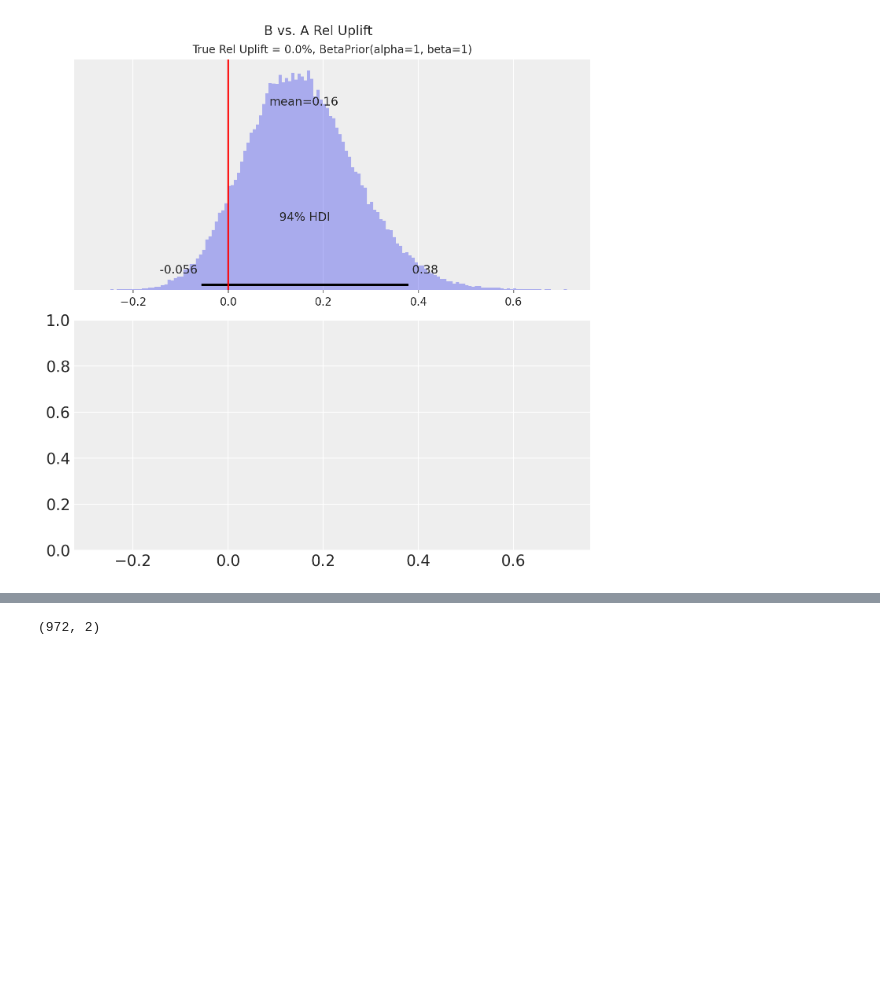
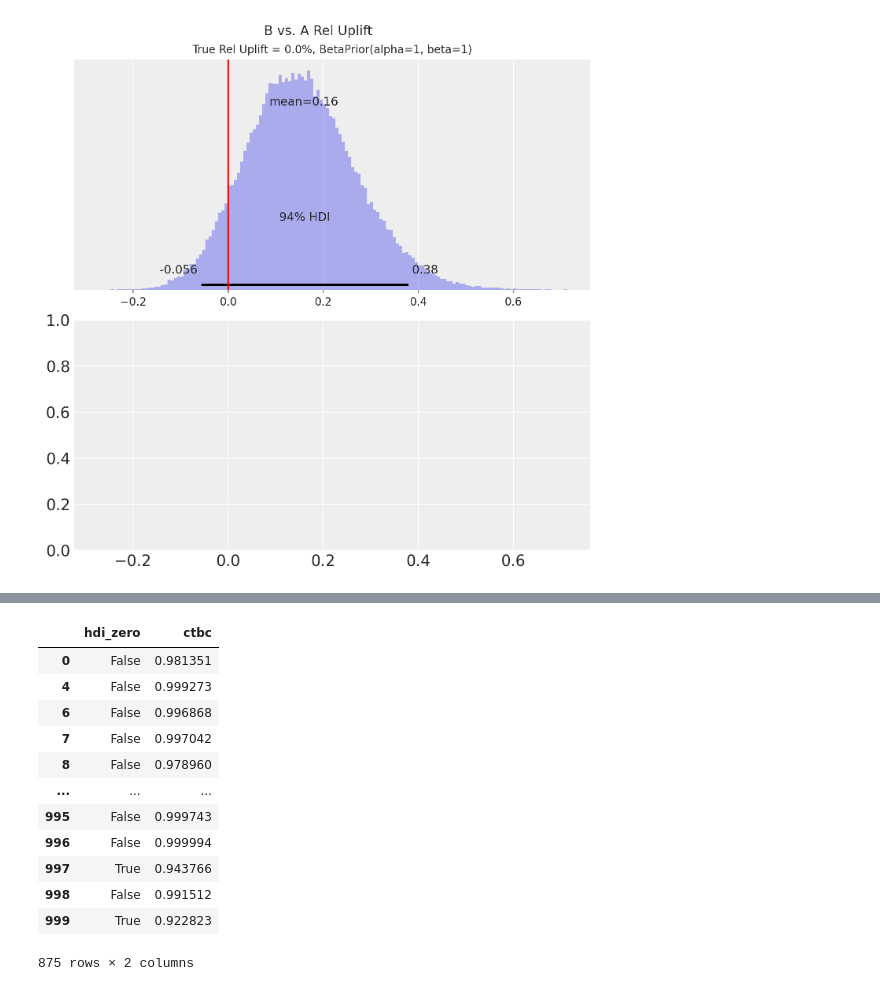
Before and after one commit to iakubovskii7/AB, a Jupyter notebook: Description algorithms/Bayesian_algorithms.ipynb, the cells around one changed output, grey strips where cells are left out. Saved outputs shown, nothing was run; the diff lists cells and outputs as text; code cells hidden in the pictures; blank space fills up the shorter version.

```diff
--- a/Description algorithms/Bayesian_algorithms.ipynb
+++ b/Description algorithms/Bayesian_algorithms.ipynb
@@ -477,4 +439,16 @@ df['hdi_zero'] = hdi_zero_list
 # %%
-df.query("ctbc <= 0.975").shape
+df.query("ctbc >= 0.9")
 # %% [output]
+|  | hdi_zero | ctbc |
+| 0 | False | 0.981351 |
+| 4 | False | 0.999273 |
+| 6 | False | 0.996868 |
+| 7 | False | 0.997042 |
+| 8 | False | 0.978960 |
+| ... | ... | ... |
+| 995 | False | 0.999743 |
+| 996 | False | 0.999994 |
+| 997 | True | 0.943766 |
+| 998 | False | 0.991512 |
+| 999 | True | 0.922823 |
-(972, 2)
+875 rows × 2 columns
```
Also changed, not shown: parts of 23 cells of this notebook, 2 other files.
